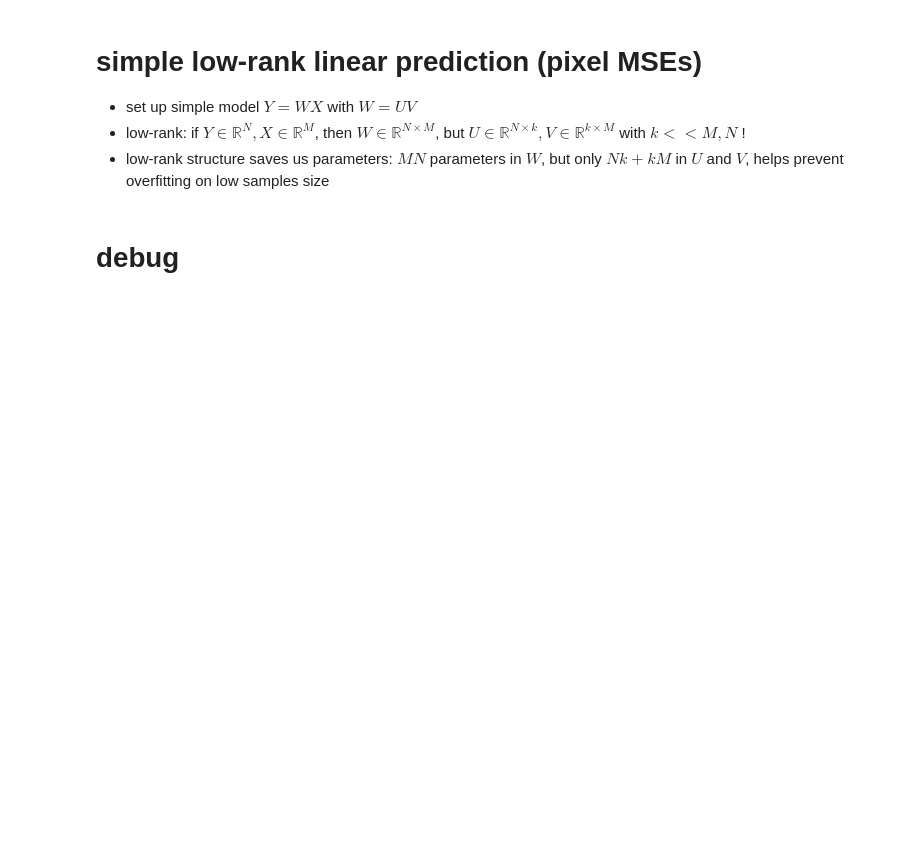
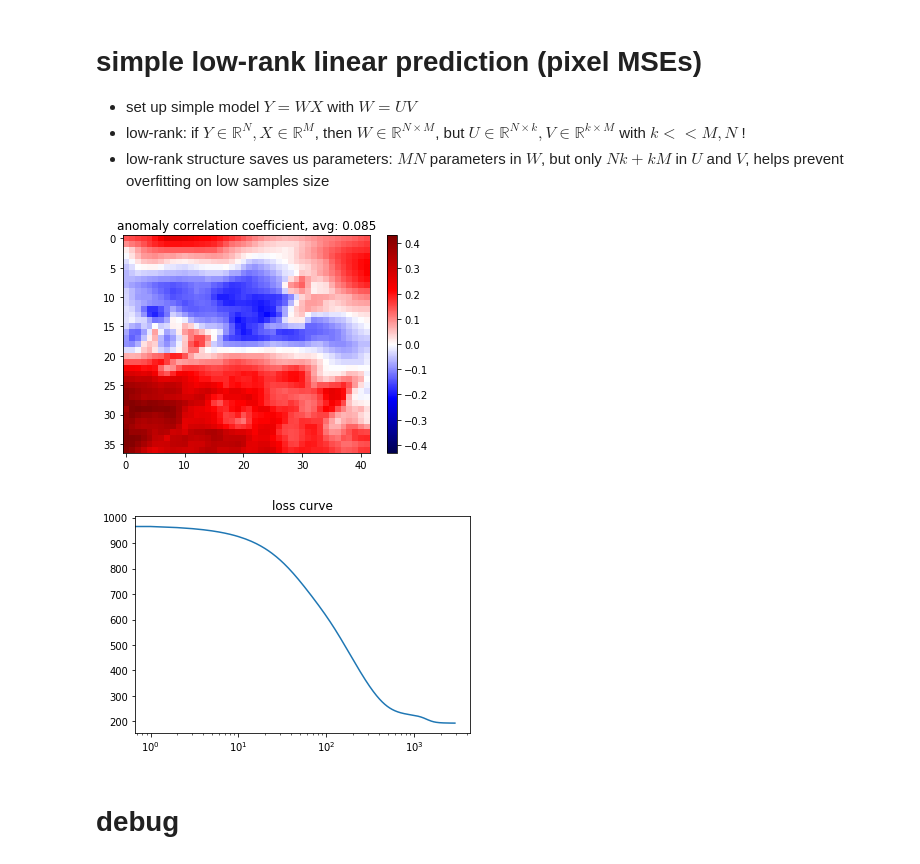
Before and after one commit to m-dml/forecast_predictability, a Jupyter notebook: notebooks/playground.ipynb, the cells around one changed output. Drawn from its saved outputs; the diff is of its cells as text; code cells hidden in the pictures; blank space fills up the shorter version.

```diff
--- a/notebooks/playground.ipynb
+++ b/notebooks/playground.ipynb
@@ -129,2 +64,7 @@ viz.visualize_example_preds(out_true, out_pred, map_shape, y_train, years=[0,15,
+# %%
+anomaly_corrs, params = run_lrlin(source_data, target_data, n_latents, idcs, if_plot=True, map_shape=map_shape)
+# %% [output]
+[figure, added]
+[figure, added]
 # %% [markdown]
 # debug
```
Also changed, not shown: parts of 6 cells of this notebook, 2 other files.
